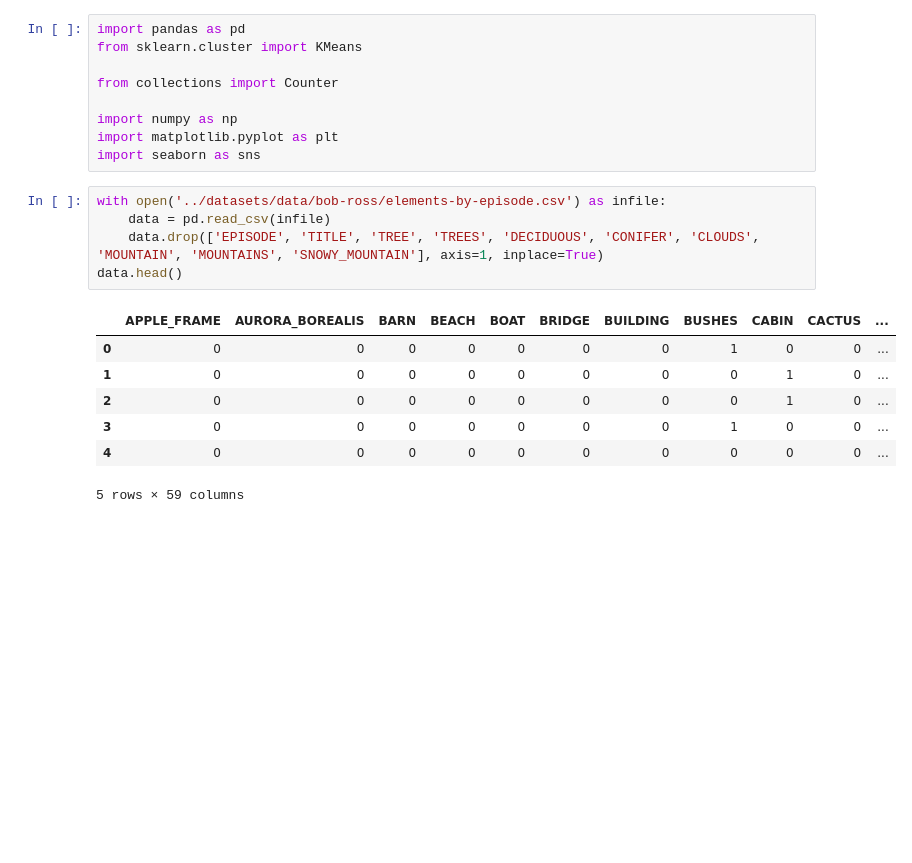
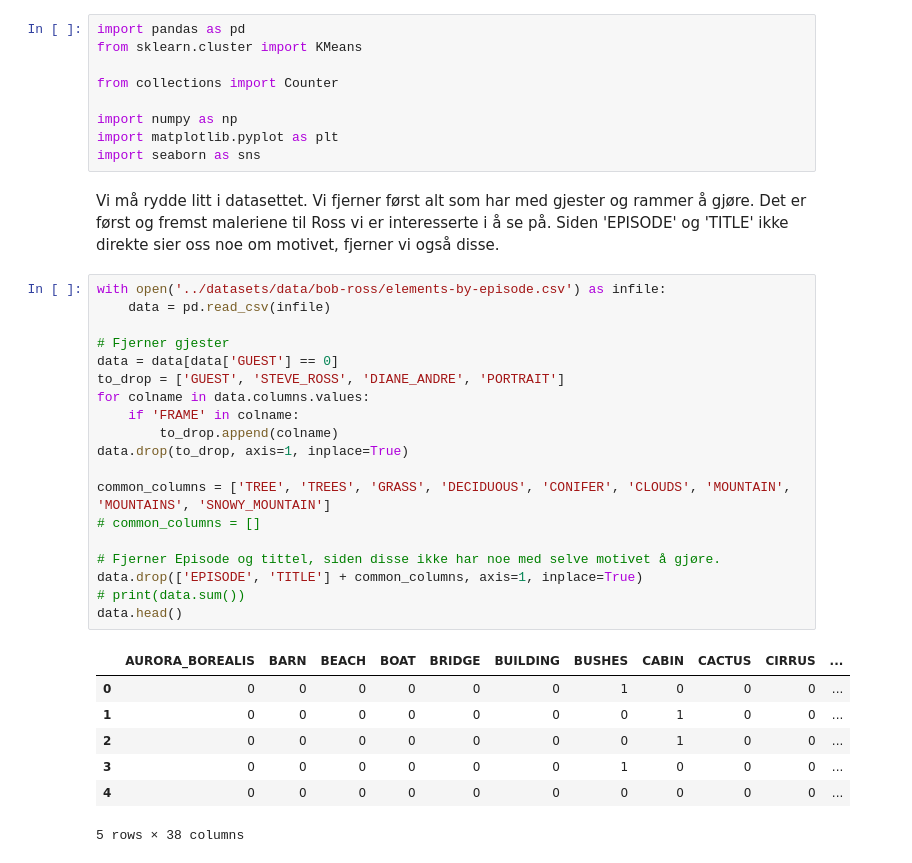
Before and after one commit to MarieRoald/MLkurs, a Jupyter notebook: notebooks/bob_ross_the_joy_of_painting.ipynb, the cells around one changed output. Cells and saved outputs as stored; diff of their text form; blank space fills up the shorter version.

```diff
--- a/notebooks/bob_ross_the_joy_of_painting.ipynb
+++ b/notebooks/bob_ross_the_joy_of_painting.ipynb
@@ -7,16 +14,32 @@ from collections import Counter
 import numpy as np
 import matplotlib.pyplot as plt
 import seaborn as sns
+# %% [markdown]
+Vi må rydde litt i datasettet. Vi fjerner først alt som har med gjester og rammer å gjøre. Det er først og fremst maleriene til Ross vi er interesserte i å se på. Siden 'EPISODE' og 'TITLE' ikke direkte sier oss noe om motivet, fjerner vi også disse.
 # %%
 with open('../datasets/data/bob-ross/elements-by-episode.csv') as infile:
     data = pd.read_csv(infile)
-    data.drop(['EPISODE', 'TITLE', 'TREE', 'TREES', 'DECIDUOUS', 'CONIFER', 'CLOUDS', 'MOUNTAIN', 'MOUNTAINS', 'SNOWY_MOUNTAIN'], axis=1, inplace=True)
+
+# Fjerner gjester
+data = data[data['GUEST'] == 0]
+to_drop = ['GUEST', 'STEVE_ROSS', 'DIANE_ANDRE', 'PORTRAIT']
+for colname in data.columns.values:
+    if 'FRAME' in colname:
+        to_drop.append(colname)
+data.drop(to_drop, axis=1, inplace=True)
+
+common_columns = ['TREE', 'TREES', 'GRASS', 'DECIDUOUS', 'CONIFER', 'CLOUDS', 'MOUNTAIN', 'MOUNTAINS', 'SNOWY_MOUNTAIN']
+# common_columns = []
+
+# Fjerner Episode og tittel, siden disse ikke har noe med selve motivet å gjøre.
+data.drop(['EPISODE', 'TITLE'] + common_columns, axis=1, inplace=True)
+# print(data.sum())
 data.head()
 # %% [output]
-|  | APPLE_FRAME | AURORA_BOREALIS | BARN | BEACH | BOAT | BRIDGE | BUILDING | BUSHES | CABIN | CACTUS | ... |
-| 0 | 0 | 0 | 0 | 0 | 0 | 0 | 0 | 1 | 0 | 0 | ... |
-| 1 | 0 | 0 | 0 | 0 | 0 | 0 | 0 | 0 | 1 | 0 | ... |
-| 2 | 0 | 0 | 0 | 0 | 0 | 0 | 0 | 0 | 1 | 0 | ... |
-| 3 | 0 | 0 | 0 | 0 | 0 | 0 | 0 | 1 | 0 | 0 | ... |
+|  | AURORA_BOREALIS | BARN | BEACH | BOAT | BRIDGE | BUILDING | BUSHES | CABIN | CACTUS | CIRRUS | ... |
+| 0 | 0 | 0 | 0 | 0 | 0 | 0 | 1 | 0 | 0 | 0 | ... |
+| 1 | 0 | 0 | 0 | 0 | 0 | 0 | 0 | 1 | 0 | 0 | ... |
+| 2 | 0 | 0 | 0 | 0 | 0 | 0 | 0 | 1 | 0 | 0 | ... |
+| 3 | 0 | 0 | 0 | 0 | 0 | 0 | 1 | 0 | 0 | 0 | ... |
 | 4 | 0 | 0 | 0 | 0 | 0 | 0 | 0 | 0 | 0 | 0 | ... |
-5 rows × 59 columns
+5 rows × 38 columns
```
Also changed, not shown: parts of 11 cells of this notebook.
